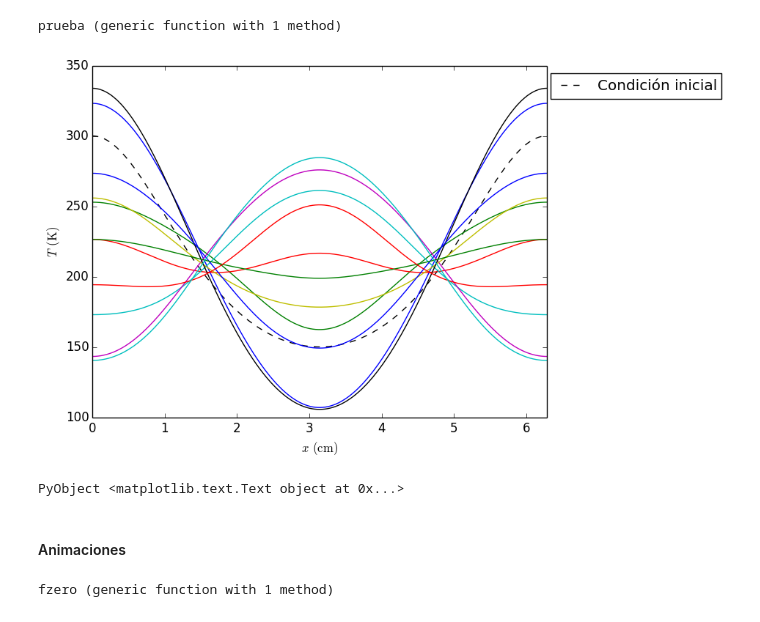
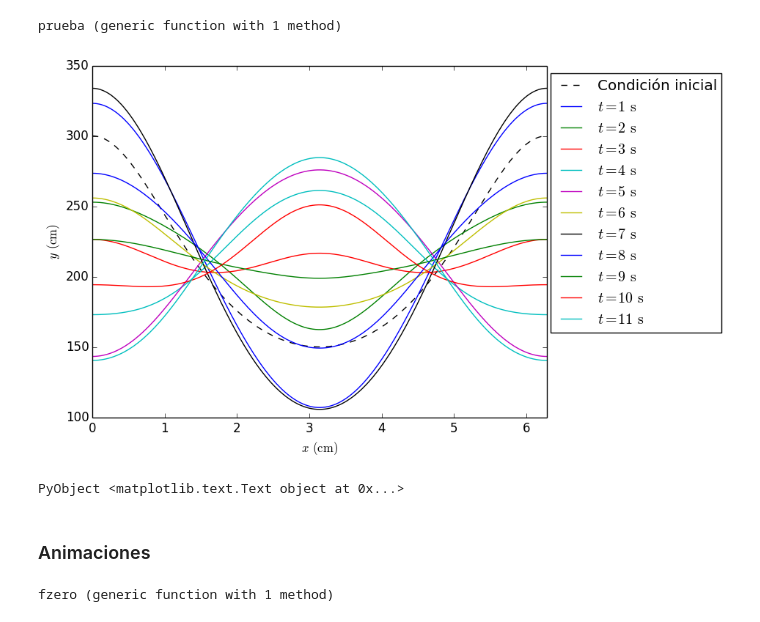
Before and after one commit to carlosmvillegasb/ProyectoFinal, a Jupyter notebook: ProyectoFourier_Granados-Villegas.ipynb, the cells around one changed output. Cells and saved outputs as stored; diff of their text form; code cells hidden in the pictures.

Commit message:
Ultima animacion, correcciones a algunos labels y markdowns, limpieza y ordenamiento de celdas. Ya debe estar listo

```diff
--- a/ProyectoFourier_Granados-Villegas.ipynb
+++ b/ProyectoFourier_Granados-Villegas.ipynb
@@ -141,21 +203,3 @@ ResuelveEcuacionCalor (generic function with 1 method)
 prueba(x)=300/(1+(sin(x/2)^2))
 # %% [output]
 prueba (generic function with 1 method)
-# %%
-xm=2*pi
-h=xm/(2^7-1)
-X=[0:h:xm]
-U0=[prueba(x) for x in X]
-plot(X,U0, "k--",label="Condición inicial")
-decadas=11
-for k in 1:decadas
-    expo=float(-8+k)
-    tn=2.^expo
-    Un=ResuelveEcuacionCalor(prueba,xm,h,tn)
-    expon=int(expo)
-    plot(X,Un,label="\$t=2^{$expon}\\,\\mathrm{s}\$")
-end
-legend(bbox_to_anchor=(1.4, 1))
-xlim(0,2*pi)
-xlabel(L"$x\,\mathrm{(cm)}$")
-ylabel(L"$T\,\mathrm{(K)}$")
@@ -208,21 +249,3 @@ xlim(0,2*pi)
 # %% [output]
 [figure]
 (0,6.283185307179586)
-# %%
-xm=2*pi
-h=xm/(2^7-1)
-X=0:h:xm
-U0=[gauss(x) for x in X]
-plot(X,U0, "k--",label="Condición inicial")
-decadas=11
-for k in 1:decadas
-    expo=float(-8+k)
-    tn=2.^expo
-    Un=ResuelveEcuacionCalor(gauss,xm,h,tn)
-    expon=int(expo)
-    plot(X,Un,label="\$t=2^{$expon}\\,\\mathrm{s}\$")
-end
-legend(bbox_to_anchor=(1.4, 1))
-xlabel(L"$x\,\mathrm{(cm)}$")
-ylabel(L"$T\,\mathrm{(K)}$")
-xlim(0,2*pi)
@@ -346,25 +366,25 @@ prueba (generic function with 1 method)
 # %%
 xm=2*pi
 h=xm/(2^14-1)
 X=[0:h:xm]
 U0=[prueba(x) for x in X]
 plot(X,U0, "k--",label="Condición inicial")
 decadas=11
 for k in 1:decadas
     tn=1*k
     #tn=1*k
     Un=ResuelveEcuacionOnda(prueba,prueba,xm,h,tn)
-    plot(X,Un)
+    plot(X,Un,label="\$t=$tn\\,\\mathrm{s}\$")
 end
 legend(bbox_to_anchor=(1.4, 1))
 xlim(0,2*pi)
 xlabel(L"$x\,\mathrm{(cm)}$")
-ylabel(L"$T\,\mathrm{(K)}$")
+ylabel(L"$y\,\mathrm{(cm)}$")
 # %% [output]
-[figure, old version]
+[figure, new version]
 PyObject <matplotlib.text.Text object at 0x...>
 # %% [markdown]
-#### Animaciones
+### Animaciones
 # %%
 fzero(x)=0
 # %% [output]
```
Also changed, not shown: parts of 49 cells of this notebook.
